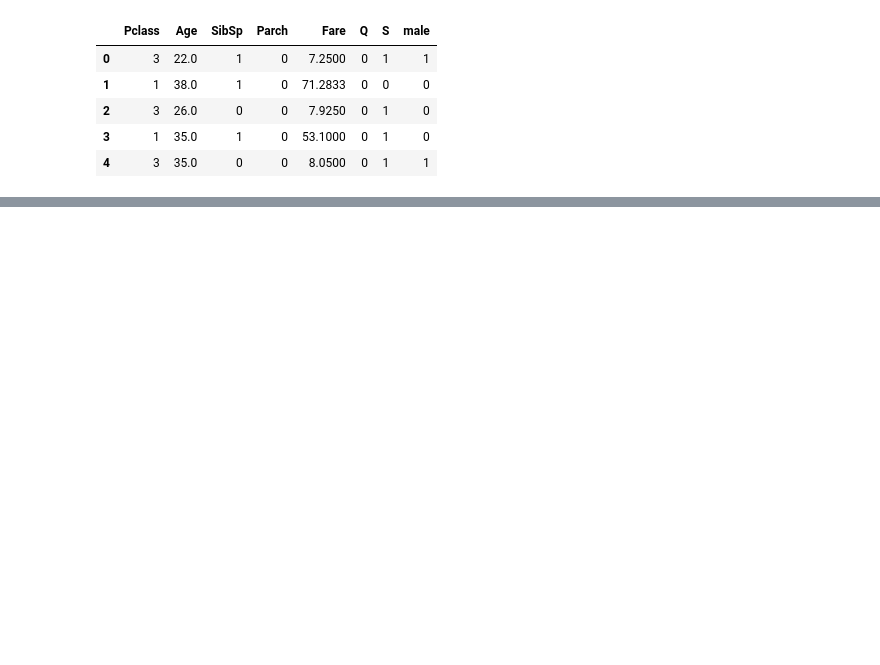
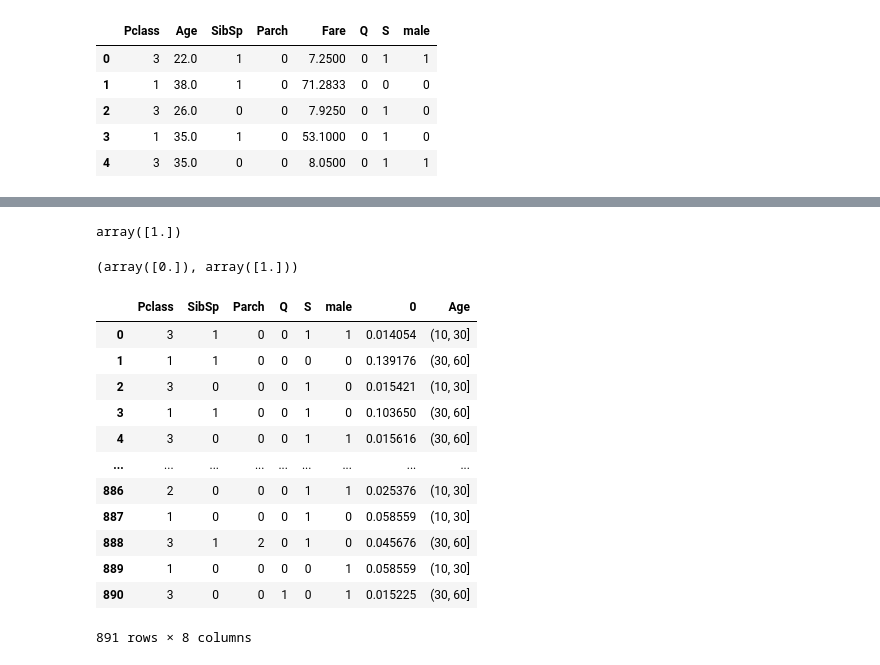
Before and after one commit to PRAVEENTHEPACIFIER/ML, a Jupyter notebook: Logistic Regression.ipynb, the cells around one changed output, grey strips where cells are left out. Cells and saved outputs as stored; diff of their text form; code cells hidden in the pictures; blank space fills up the shorter version.

```diff
--- a/Logistic Regression.ipynb
+++ b/Logistic Regression.ipynb
@@ -311,0 +469,44 @@ X_train.head()
+# %%
+from sklearn.preprocessing import MinMaxScaler
+scaler = MinMaxScaler()
+# fit using the train set
+scaler.fit(fare.reshape(-1,1))
+# transform the test test
+X_scaled = scaler.transform(fare.reshape(-1,1))
+# Verify minimum value of all features
+X_scaled.min(axis=0)
+
+# Verify maximum value of all features
+X_scaled.max(axis=0)
+# array([1., 1., 1., 1.])
+# %% [output]
+array([1.])
+# %%
+X_scaled.min(axis=0),X_scaled.max(axis=0)
+# %% [output]
+(array([0.]), array([1.]))
+# %%
+X = X.drop(['Fare'], axis = 1)
+# %%
+fare = pd.DataFrame(X_scaled)
+# %%
+X2 = pd.concat([X,fare],axis=1)
+X2 = X2.drop(['Age'], axis = 1)
+# %%
+X2 = pd.concat([X2,age],axis=1)
+# %%
+X2
+# %% [output]
+|  | Pclass | SibSp | Parch | Q | S | male | 0 | Age |
+| 0 | 3 | 1 | 0 | 0 | 1 | 1 | 0.014054 | (10, 30] |
+| 1 | 1 | 1 | 0 | 0 | 0 | 0 | 0.139176 | (30, 60] |
+| 2 | 3 | 0 | 0 | 0 | 1 | 0 | 0.015421 | (10, 30] |
+| 3 | 1 | 1 | 0 | 0 | 1 | 0 | 0.103650 | (30, 60] |
+| 4 | 3 | 0 | 0 | 0 | 1 | 1 | 0.015616 | (30, 60] |
+| ... | ... | ... | ... | ... | ... | ... | ... | ... |
+| 886 | 2 | 0 | 0 | 0 | 1 | 1 | 0.025376 | (10, 30] |
+| 887 | 1 | 0 | 0 | 0 | 1 | 0 | 0.058559 | (10, 30] |
+| 888 | 3 | 1 | 2 | 0 | 1 | 0 | 0.045676 | (30, 60] |
+| 889 | 1 | 0 | 0 | 0 | 0 | 1 | 0.058559 | (10, 30] |
+| 890 | 3 | 0 | 0 | 1 | 0 | 1 | 0.015225 | (30, 60] |
+891 rows × 8 columns
```
Also changed, not shown: parts of 47 cells of this notebook.
